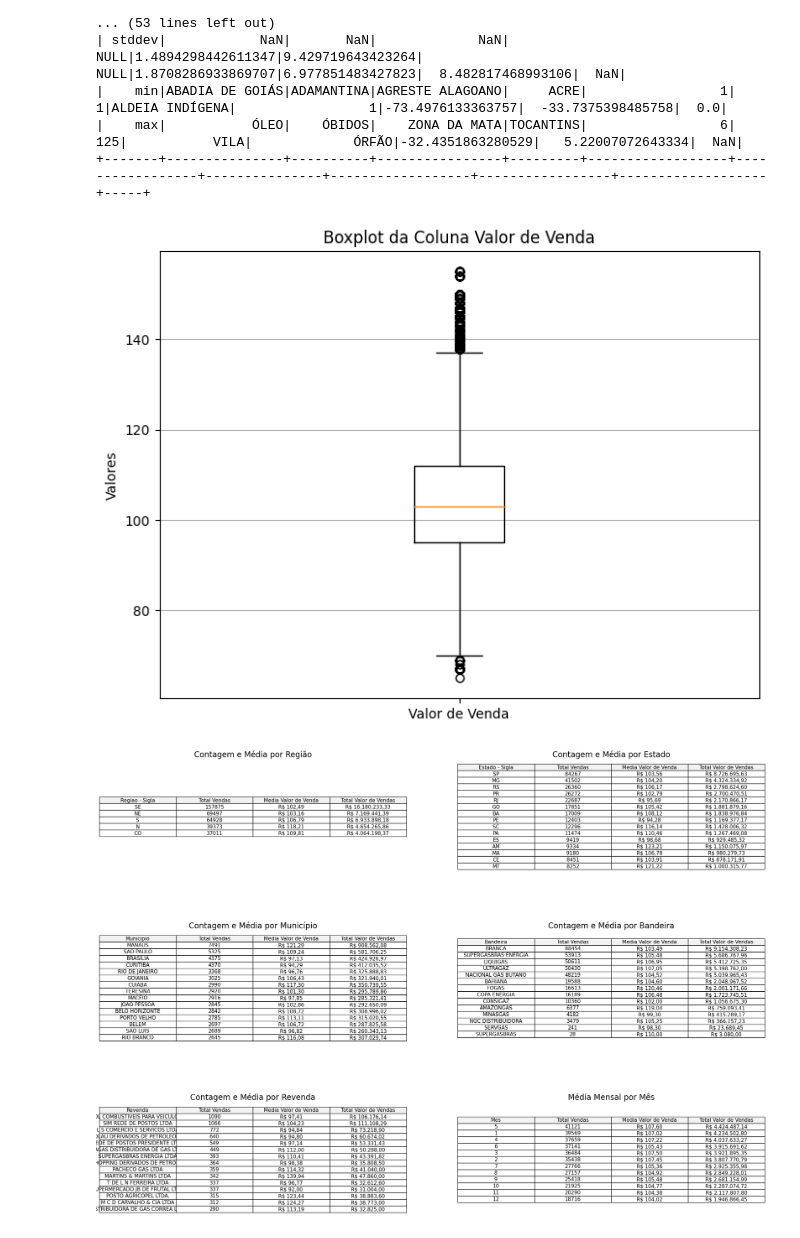
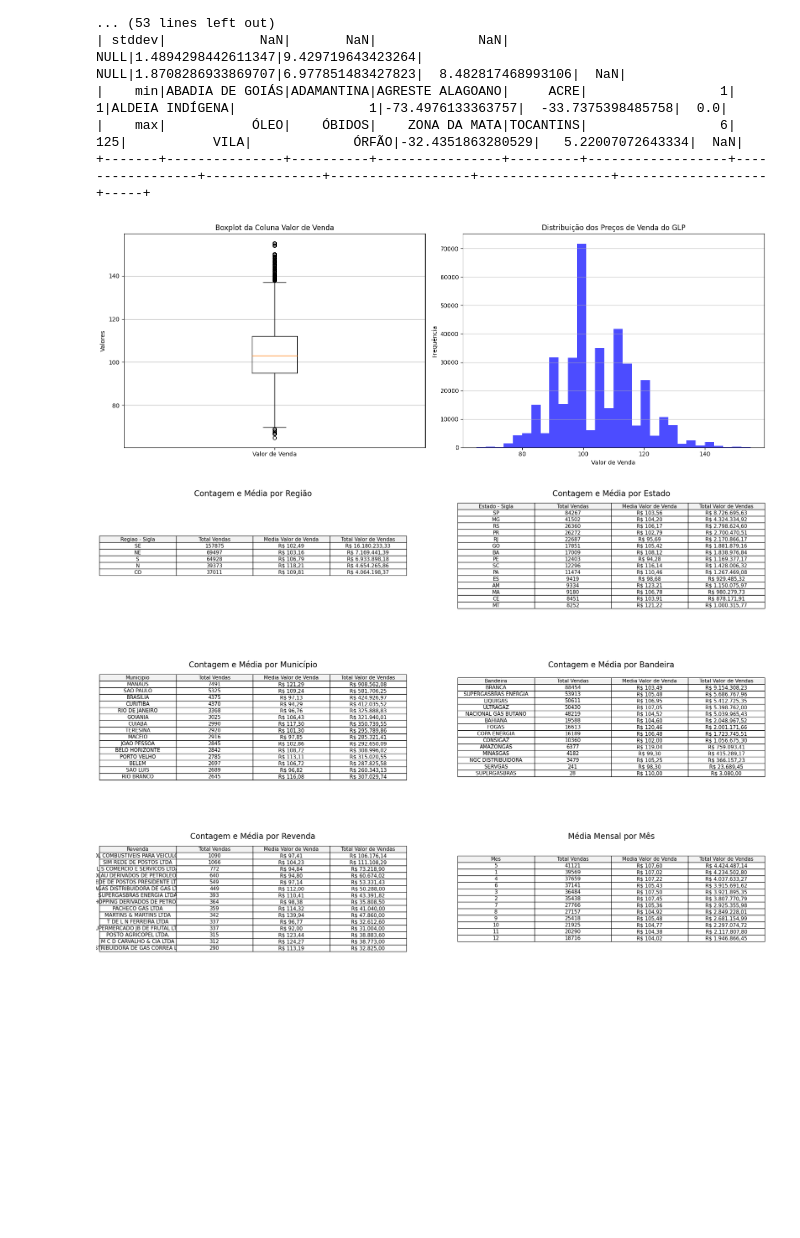
Before and after one commit to KoreTane/Analise-GLP, a Jupyter notebook: AnálisePreçoGLP.ipynb, the cells around one changed output. Cells and saved outputs as stored; diff of their text form; code cells hidden in the pictures; blank space fills up the shorter version.

```diff
--- a/AnálisePreçoGLP.ipynb
+++ b/AnálisePreçoGLP.ipynb
@@ -115,27 +115,40 @@ root
 # %%
 # Função para converter valores monetários para float
 def convert_to_float(value):
     if isinstance(value, str):
         return float(value.replace(',', '.'))
     return value
 
 # Convert PySpark DataFrame to Pandas DataFrame
 union_df_pd = union_df.toPandas()
 
-
 # Converter a coluna 'Valor de Venda'
 union_df_pd['Valor de Venda'] = union_df_pd['Valor de Venda'].apply(convert_to_float)
+union_df_pd['Valor de Venda'] = pd.to_numeric(union_df_pd['Valor de Venda'], errors='coerce')
 
-# Criar o boxplot da coluna "Valor de Venda"
-plt.figure(figsize=(8, 6))
-plt.boxplot(union_df_pd['Valor de Venda'])
-plt.title('Boxplot da Coluna Valor de Venda')
-plt.ylabel('Valores')
-plt.xticks([1], ['Valor de Venda'])
-plt.grid(axis='y')
+# Criar subplots
+fig, axs = plt.subplots(1, 2, figsize=(16, 6))
+
+# Boxplot
+axs[0].boxplot(union_df_pd['Valor de Venda'].dropna())
+axs[0].set_title('Boxplot da Coluna Valor de Venda')
+axs[0].set_ylabel('Valores')
+axs[0].set_xticks([1])
+axs[0].set_xticklabels(['Valor de Venda'])
+axs[0].grid(axis='y')
+
+# Histograma
+axs[1].hist(union_df_pd['Valor de Venda'].dropna(), bins=30, color='blue', alpha=0.7)
+axs[1].set_title('Distribuição dos Preços de Venda do GLP')
+axs[1].set_xlabel('Valor de Venda')
+axs[1].set_ylabel('Frequência')
+axs[1].grid(axis='y', alpha=0.75)
+
+
+plt.tight_layout()
 plt.show()
 # %% [output]
-[figure, old version]
+[figure, new version]
 # %%
 # TRATAMENTO DOS DADOS
 # Completar valores nulos na coluna 'Complemento'
```
